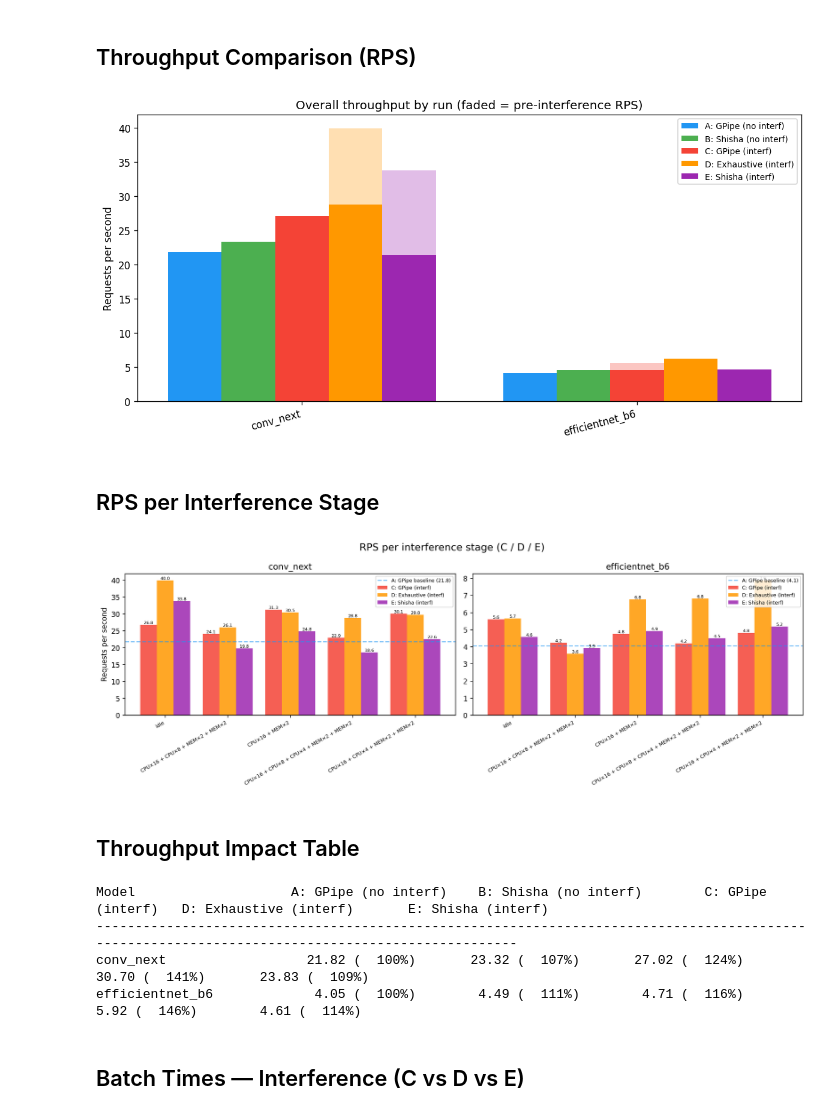
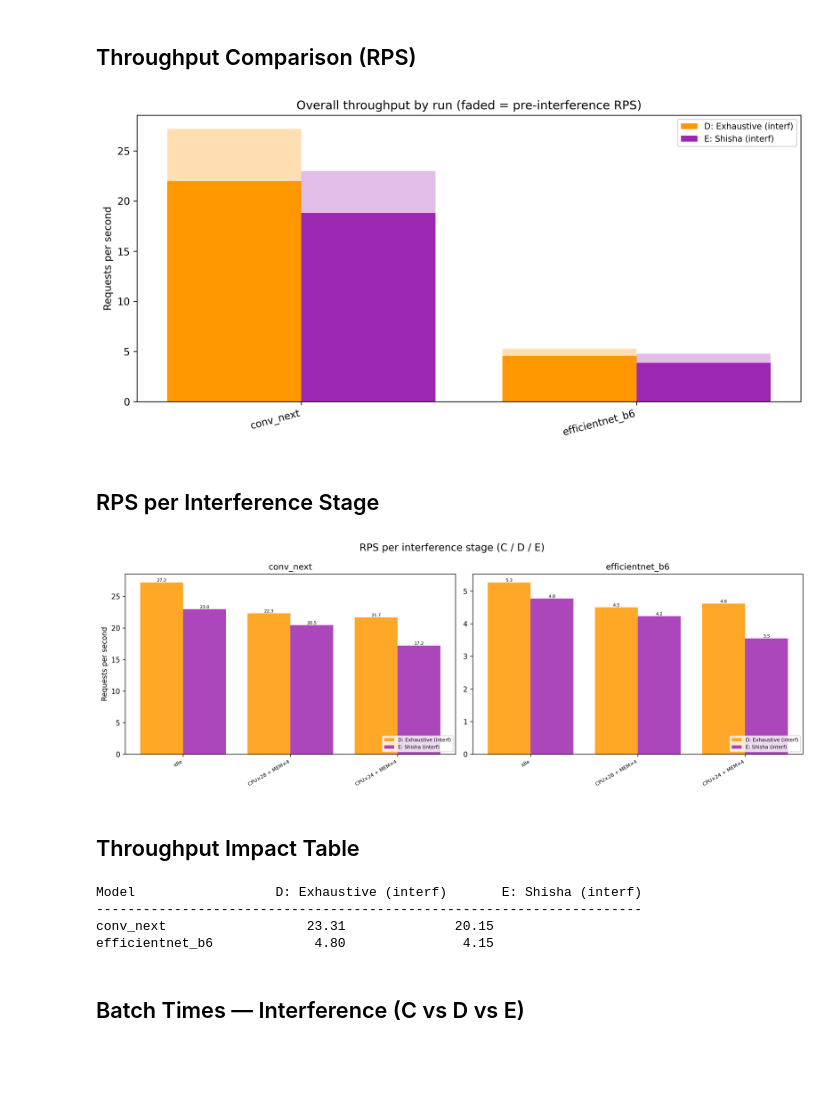
Before and after one commit to AndreiGhita2002/model-runner, a Jupyter notebook: data/experiment_graphs.ipynb, the cells around one changed output. Cells and saved outputs as stored; diff of their text form; code cells hidden in the pictures; blank space fills up the shorter version.

Commit message:
experiment: interference switched back to deterministic, and reduced the amount of cores used by the schedule

```diff
--- a/data/experiment_graphs.ipynb
+++ b/data/experiment_graphs.ipynb
@@ -12,7 +11,7 @@ plt.rcParams['figure.dpi'] = 240
 ## Configuration
 # %%
 # Path to experiment directory
-EXPERIMENT_DIR = Path("experiments/exp2")
+EXPERIMENT_DIR = Path("experiments/exp4")
 
 # Run labels and descriptions
 RUN_INFO = {
@@ -61,24 +57,0 @@ Models: ['conv_next', 'efficientnet_b6']
-# %%
-for run_id, data in sorted(runs.items()):
-    info = RUN_INFO.get(run_id, {})
-    meta = data.get("meta", {})
-    optimizer = meta.get("optimizer", "?")
-    print(f"=== Run {run_id}: {info.get('label', '?')} ===")
-    print(f"  Optimizer: {optimizer}")
-    for model in all_models:
-        result = data.get("results", {}).get(model)
-        if result is None:
-            print(f"  {model}: N/A")
-            continue
-        batches = result.get("batches", [])
-        rps = result.get("requests_per_second", 0)
-        timed = [b for b in batches if "timing" in b]
-        rebalances = sum(1 for b in batches if b.get("rebalance", {}).get("did_rebalance", False))
-        at_optimum = sum(1 for b in batches if b.get("rebalance", {}).get("at_optimum", False))
-        if timed:
-            times = [b["timing"]["end"] - b["timing"]["start"] for b in timed]
-            print(f"  {model}: rps={rps:.2f}, batches={len(timed)}, rebalances={rebalances}, "
-                  f"at_optimum={at_optimum}, avg_fwd={np.mean(times):.3f}s")
-        else:
-            print(f"  {model}: rps={rps:.2f}, no timing data")
-    print()
@@ -198,11 +153,12 @@ ax.legend(fontsize="small")
 fig.tight_layout()
 plt.show()
 # %% [output]
-[figure, old version]
+[figure, new version]
 # %% [markdown]
 ## RPS per Interference Stage
 # %%
 interf_run_ids = [k for k in ("C", "D", "E") if k in runs]
+plt.rcParams['figure.dpi'] = 300
 
 if interf_run_ids:
     def _stage_label(step_def):
@@ -294,35 +250,43 @@ if interf_run_ids:
             stage_rps = _compute_rps_per_stage(runs[run_id], model)
             rps_vals = [s[1] for s in stage_rps] if stage_rps else [0] * n_stages
 
             bars = ax.bar(x + offset, rps_vals, bar_width, color=color, alpha=0.85,
                           label=f"{run_id}: {info.get('label', '?')}")
             # Add value labels on bars
             for bar, val in zip(bars, rps_vals):
                 if val > 0:
                     ax.text(bar.get_x() + bar.get_width() / 2, bar.get_height(),
                             f"{val:.1f}", ha="center", va="bottom", fontsize=6)
 
         # Add run A baseline as horizontal line
         if "A" in runs:
             a_result = runs["A"].get("results", {}).get(model)
             if a_result:
                 a_rps = a_result.get("requests_per_second", 0)
                 ax.axhline(a_rps, color=RUN_INFO["A"]["color"], linestyle="--",
                            alpha=0.6, label=f"A: GPipe baseline ({a_rps:.1f})")
 
+        # Add run B average RPS as horizontal line
+        if "B" in runs:
+            b_result = runs["B"].get("results", {}).get(model)
+            if b_result:
+                b_rps = b_result.get("requests_per_second", 0)
+                ax.axhline(b_rps, color=RUN_INFO["B"]["color"], linestyle="--",
+                           alpha=0.6, label=f"B: Shisha baseline ({b_rps:.1f})")
+
         ax.set_xticks(x)
         ax.set_xticklabels(stage_labels, rotation=30, ha="right", fontsize=7)
         ax.set_ylabel("Requests per second" if idx == 0 else "")
         ax.set_title(model)
-        ax.legend(fontsize="x-small", loc="upper right")
+        ax.legend(fontsize="x-small", loc="lower right")
 
     fig.suptitle("RPS per interference stage (C / D / E)", fontsize=14)
     fig.tight_layout()
     plt.show()
 else:
     print("No interference runs (C/D/E) available")
 # %% [output]
-[figure, old version]
+[figure, new version]
 # %% [markdown]
 ## Throughput Impact Table
 # %%
@@ -354,10 +318,10 @@ for model in all_models:
             row += f"{'N/A':>25}"
     print(row)
 # %% [output]
-Model                    A: GPipe (no interf)    B: Shisha (no interf)        C: GPipe (interf)   D: Exhaustive (interf)       E: Shisha (interf)
--------------------------------------------------------------------------------------------------------------------------------------------------
-conv_next                  21.82 (  100%)       23.32 (  107%)       27.02 (  124%)       30.70 (  141%)       23.83 (  109%)
-efficientnet_b6             4.05 (  100%)        4.49 (  111%)        4.71 (  116%)        5.92 (  146%)        4.61 (  114%)
+Model                  D: Exhaustive (interf)       E: Shisha (interf)
+----------------------------------------------------------------------
+conv_next                  23.31              20.15
+efficientnet_b6             4.80               4.15
 # %% [markdown]
 ## Batch Times — Interference (C vs D vs E)
 # %%
```
Also changed, not shown: parts of 11 cells of this notebook, 2 other files.
